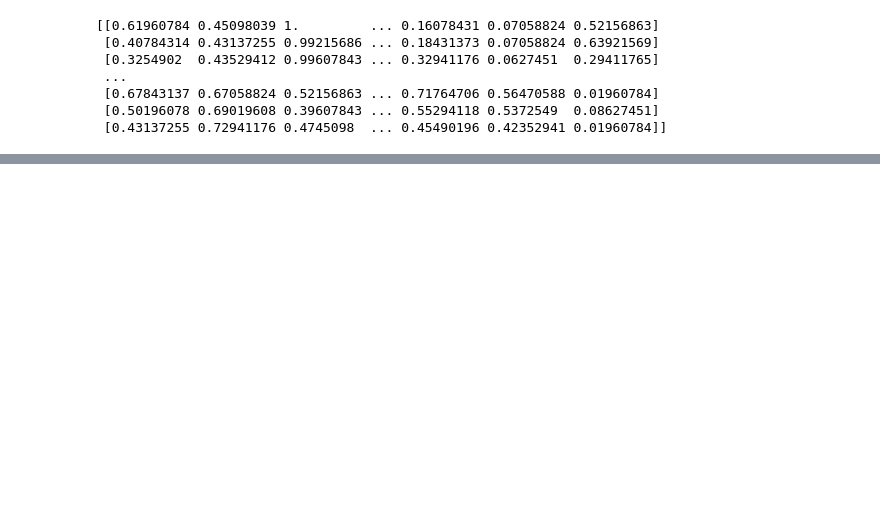
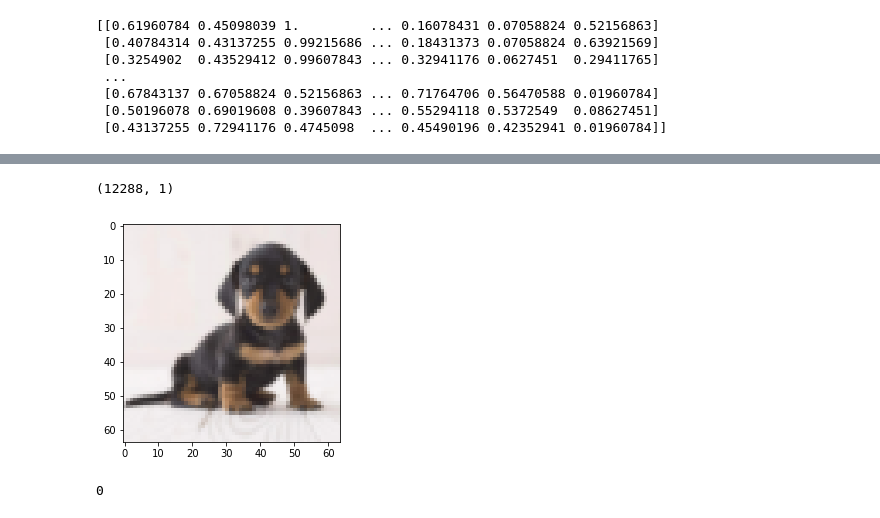
Before and after one commit to YuanshuoZhangDE/HappyHack, a Jupyter notebook: 深度学习/jupyter/深度学习第二周作业/未命名.ipynb, the cells around one changed output, grey strips where cells are left out. Cells and saved outputs as stored; diff of their text form; code cells hidden in the pictures; blank space fills up the shorter version.

```diff
--- a/深度学习/jupyter/深度学习第二周作业/未命名.ipynb
+++ b/深度学习/jupyter/深度学习第二周作业/未命名.ipynb
@@ -131,0 +214,13 @@ def model(w, b, x_train, y_train, x_test, y_test, alpha, n_iters):
+# %%
+my_image_tran = transform.resize(my_image, (64,64,3))
+plt.imshow(my_image_tran)
+my_image_tran = my_image_tran.reshape(64*64*3,1)
+my_image_tran.shape
+# %% [output]
+(12288, 1)
+[figure, added]
+# %%
+y_predict = predict(d["w"], d["b"], my_image_tran)
+print(int(y_predict))
+# %% [output]
+0
```
Also changed, not shown: parts of 13 cells of this notebook.
